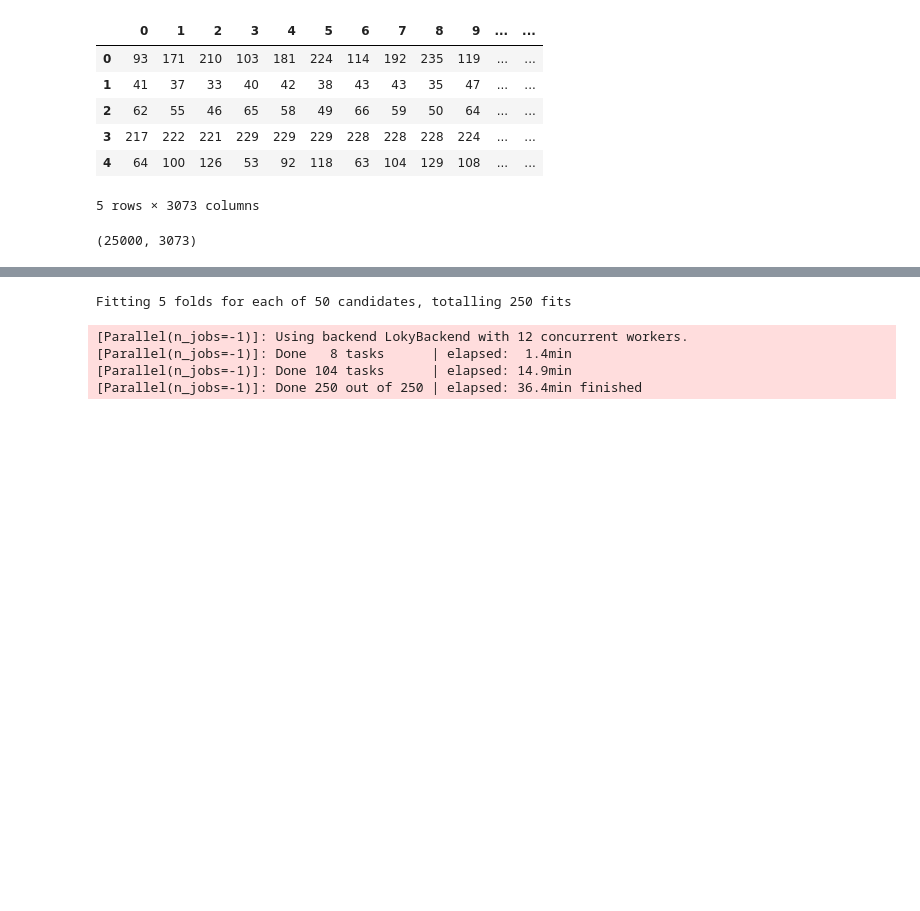
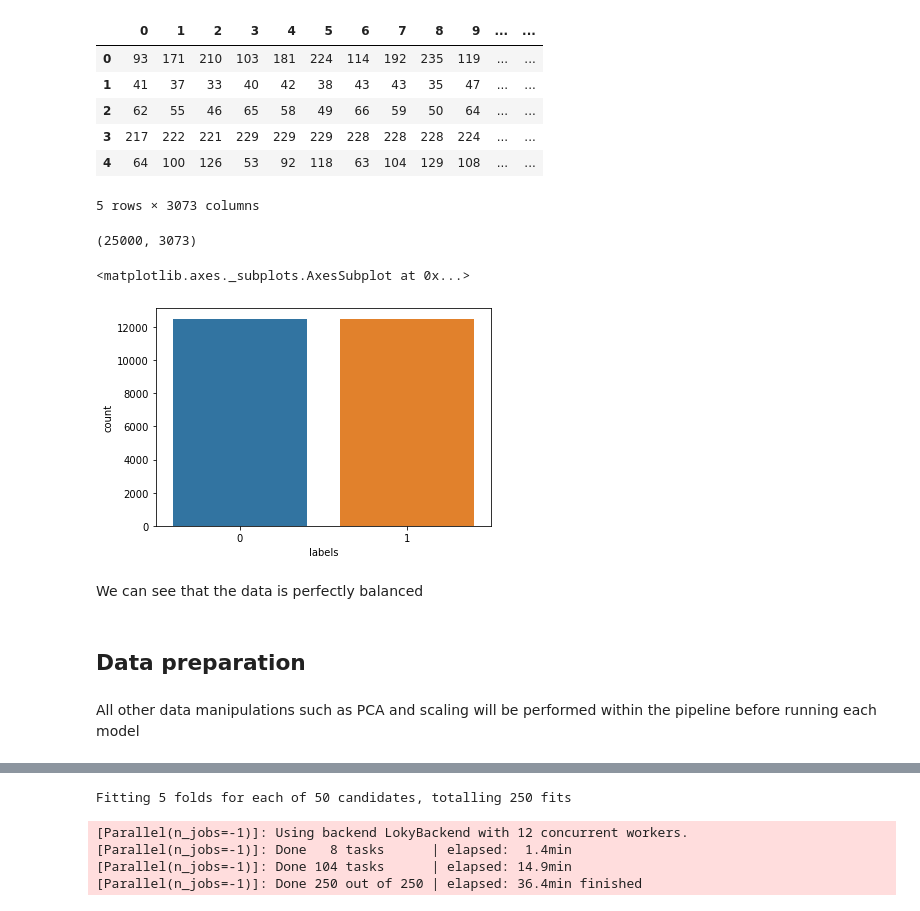
Before and after one commit to kuty007/final-porj-semB, a Jupyter notebook: dogs_vs_cats-Copy1.ipynb, the cells around one changed output, grey strips where cells are left out. Cells and saved outputs as stored; diff of their text form; code cells hidden in the pictures; blank space fills up the shorter version.

```diff
--- a/dogs_vs_cats-Copy1.ipynb
+++ b/dogs_vs_cats-Copy1.ipynb
@@ -74,8 +74,20 @@ df = df.sample(frac=1)
 df.shape
 # %% [output]
 (25000, 3073)
+# %%
+sns.countplot(x='labels', data=df)
+#0=dog,1=cat
+# %% [output]
+<matplotlib.axes._subplots.AxesSubplot at 0x...>
+[figure, added]
+# %% [markdown]
+We can see that the data is perfectly balanced
+# %% [markdown]
+## Data preparation
 # %%
 y = df["labels"]
 X = df.drop(labels = ["labels"], axis = 1)
 # %%
 X_train, X_test, y_train, y_test = train_test_split( X, y, test_size = 0.2, random_state=42)
+# %% [markdown]
+All other data manipulations such as PCA and scaling will be performed within the pipeline before running each model
```
Also changed, not shown: parts of 18 cells of this notebook.
